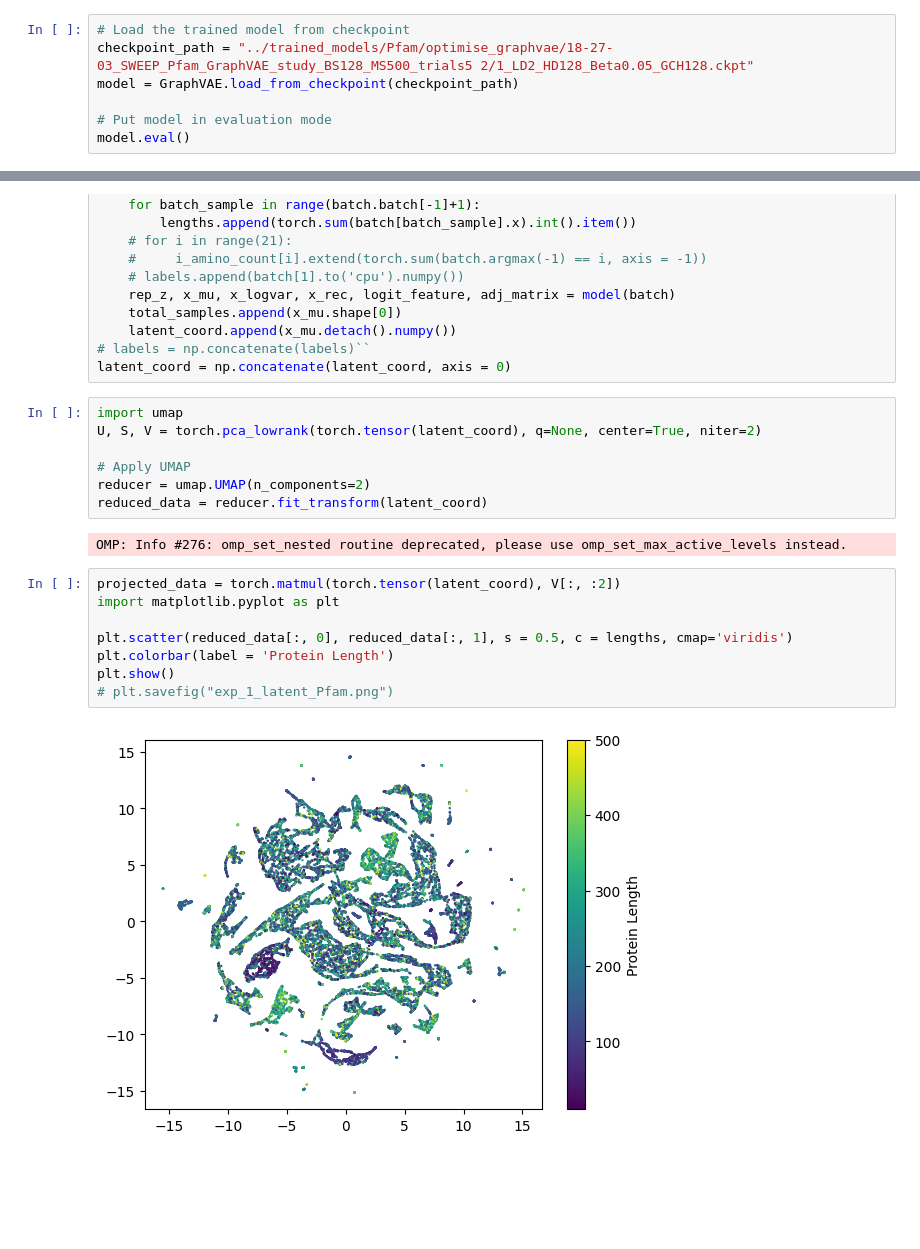
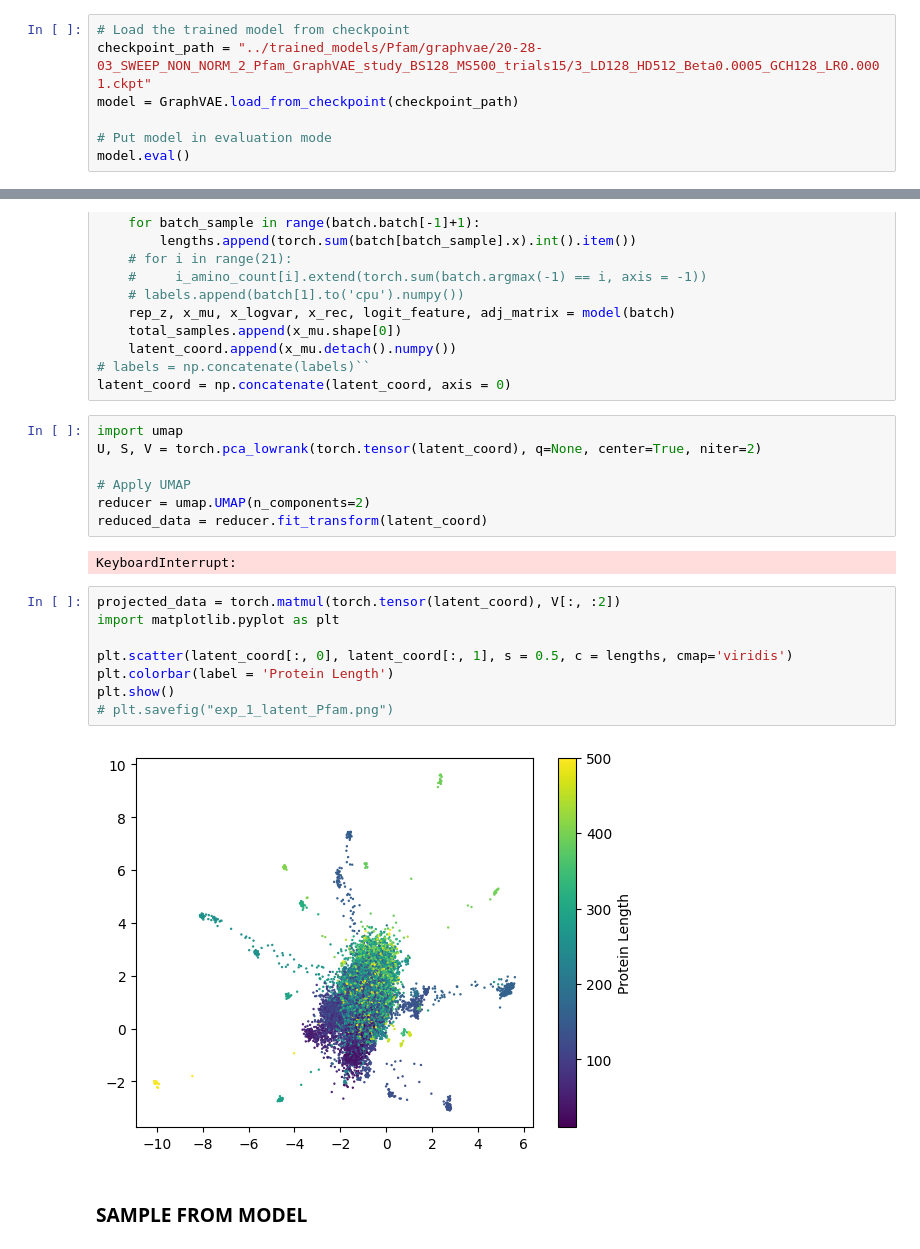
Before and after one commit to shazakam/ProteinManifoldLearning, a Jupyter notebook: Notebooks/GraphVAE_latent_vis.ipynb, the cells around one changed output, grey strips where cells are left out. Drawn from its saved outputs; the diff is of its cells as text; blank space fills up the shorter version.

```diff
--- a/Notebooks/GraphVAE_latent_vis.ipynb
+++ b/Notebooks/GraphVAE_latent_vis.ipynb
@@ -29,7 +35,7 @@ batch_size = 128
 loader = DataLoader(dataset, batch_size=batch_size, shuffle=False)
 # %%
 # Load the trained model from checkpoint
-checkpoint_path = "../trained_models/Pfam/optimise_graphvae/18-27-03_SWEEP_Pfam_GraphVAE_study_BS128_MS500_trials5 2/1_LD2_HD128_Beta0.05_GCH128.ckpt"
+checkpoint_path = "../trained_models/Pfam/graphvae/20-28-03_SWEEP_NON_NORM_2_Pfam_GraphVAE_study_BS128_MS500_trials15/3_LD128_HD512_Beta0.0005_GCH128_LR0.0001.ckpt"
 model = GraphVAE.load_from_checkpoint(checkpoint_path)
 
 # Put model in evaluation mode
@@ -79,14 +84,16 @@ U, S, V = torch.pca_lowrank(torch.tensor(latent_coord), q=None, center=True, nit
 reducer = umap.UMAP(n_components=2)
 reduced_data = reducer.fit_transform(latent_coord)
 # %% [output]
-OMP: Info #276: omp_set_nested routine deprecated, please use omp_set_max_active_levels instead.
+KeyboardInterrupt:
 # %%
 projected_data = torch.matmul(torch.tensor(latent_coord), V[:, :2])
 import matplotlib.pyplot as plt
 
-plt.scatter(reduced_data[:, 0], reduced_data[:, 1], s = 0.5, c = lengths, cmap='viridis')
+plt.scatter(latent_coord[:, 0], latent_coord[:, 1], s = 0.5, c = lengths, cmap='viridis')
 plt.colorbar(label = 'Protein Length')
 plt.show()
 # plt.savefig("exp_1_latent_Pfam.png")
 # %% [output]
-[figure, old version]
+[figure, new version]
+# %% [markdown]
+### SAMPLE FROM MODEL
```
Also changed, not shown: parts of 20 cells of this notebook, 5 other files.
